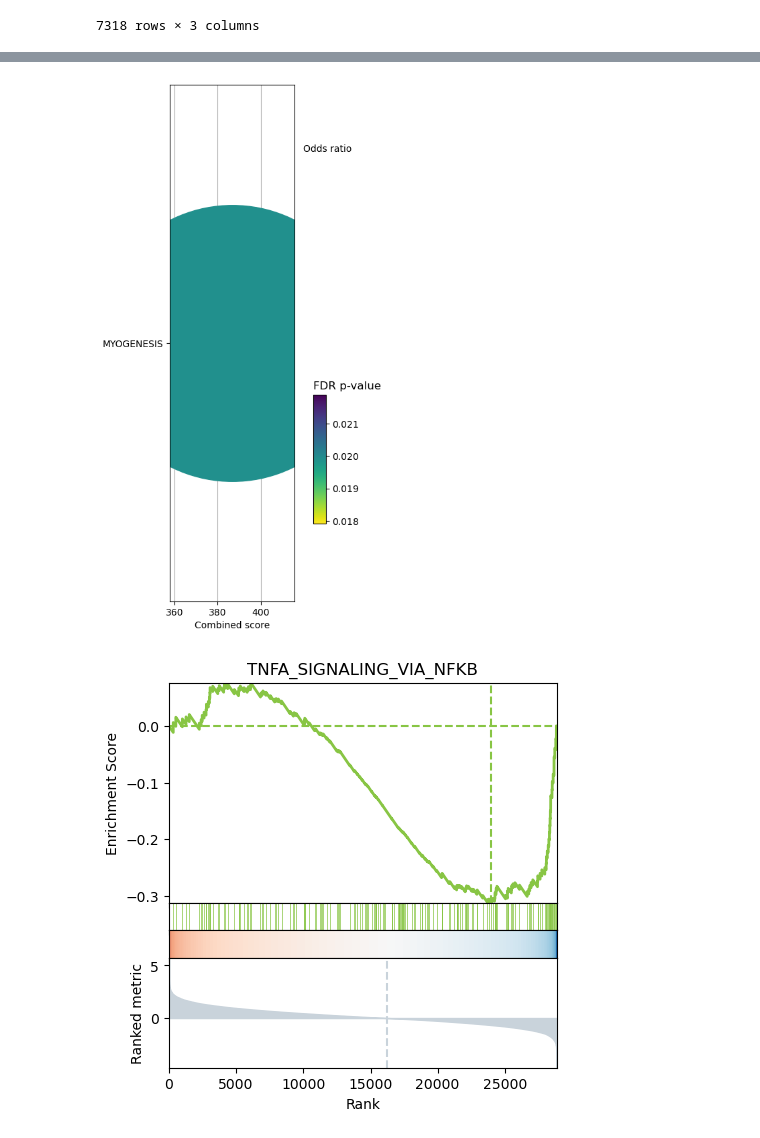
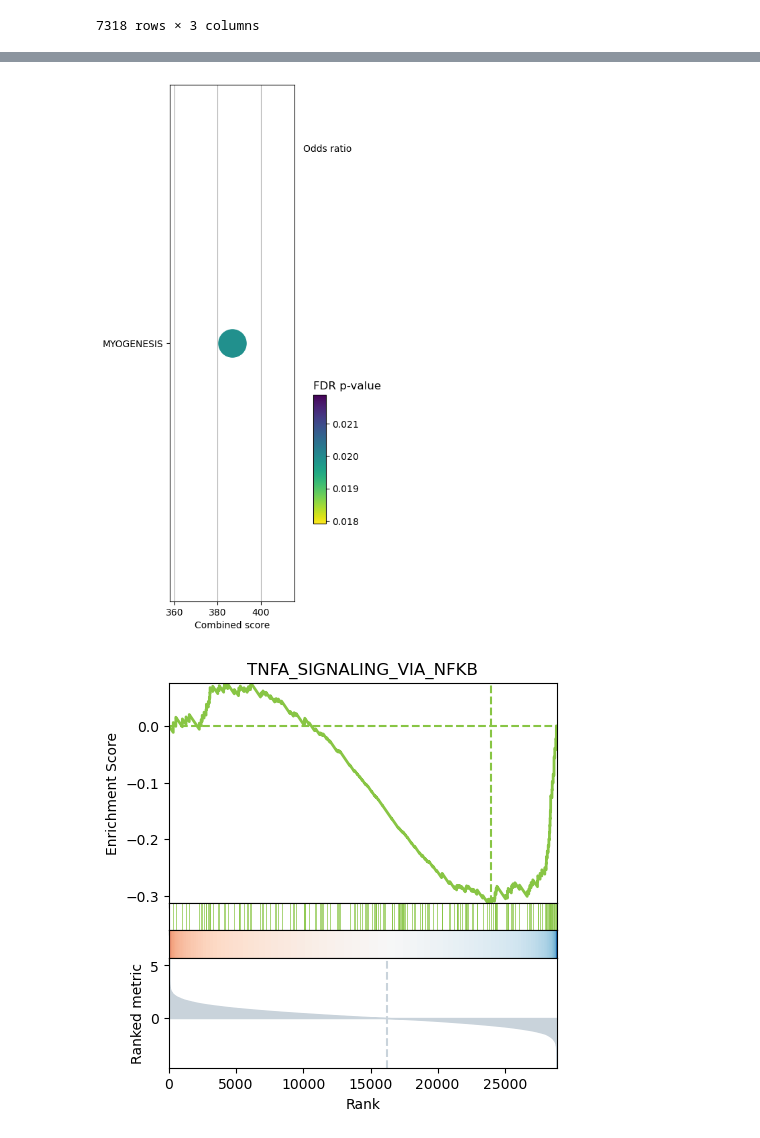
Before and after one commit to GuerreroVazquez/Transcription_factor_analysis, a Jupyter notebook: notebooks/TF_GSE164471_MO.ipynb, the cells around one changed output, grey strips where cells are left out. Cells and saved outputs as stored; diff of their text form; code cells hidden in the pictures.

```diff
--- a/notebooks/TF_GSE164471_MO.ipynb
+++ b/notebooks/TF_GSE164471_MO.ipynb
@@ -374,15 +374,15 @@ enr_pvals.head()
 # %%
 dc.plot_dotplot(
     enr_pvals.sort_values('Combined score', ascending=False).head(15),
     x='Combined score',
     y='Term',
     s='Odds ratio',
     c='FDR p-value',
-    scale=0.5,
+    scale=0.05,
     figsize=(3, 10)
 )
 # %% [output]
-[figure, old version]
+[figure, new version]
 # %%
 dc.plot_running_score(
     df=results_df,
```
Also changed, not shown: 3 other files.
